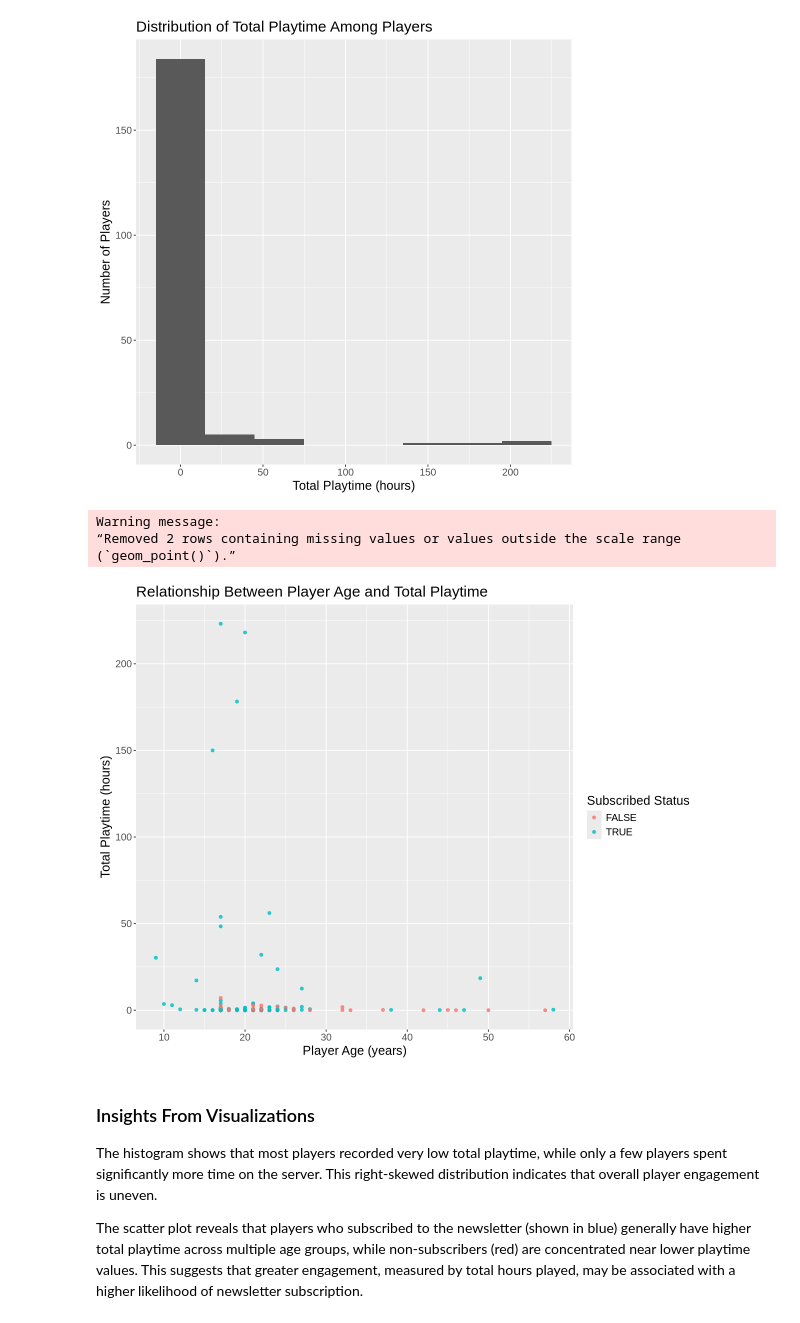
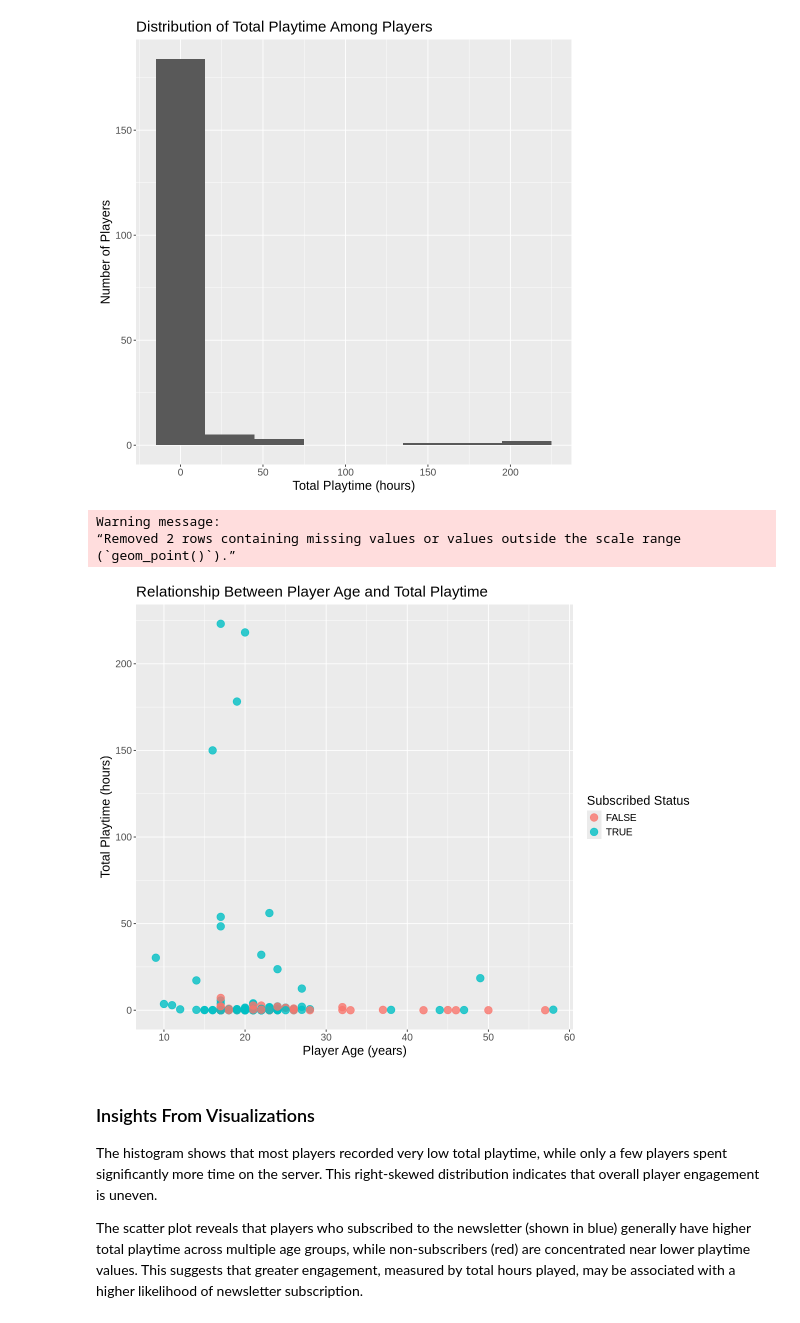
Before and after one commit to chrislee0530/group_23_individual_project_planning, a Jupyter notebook: group_23_project_planning_report.ipynb, the cells around one changed output. Drawn from its saved outputs; the diff is of its cells as text; code cells hidden in the pictures.

Commit message:
Changed the scatter plot size

```diff
--- a/group_23_project_planning_report.ipynb
+++ b/group_23_project_planning_report.ipynb
@@ -166,22 +166,22 @@ played_hours_histogram
 # %%
 options(repr.plot.width = 10, repr.plot.height = 8)
 
 players_plot <- players |>
     ggplot(aes(x = Age, y = played_hours, color = subscribe)) +
-    geom_point(alpha = 0.8) +
+    geom_point(alpha = 0.8, size = 4) +
     labs(
         title = "Relationship Between Player Age and Total Playtime",
         x = "Player Age (years)",
         y = "Total Playtime (hours)",
         color = "Subscribed Status") +
     theme(text = element_text(size = 15))
 
 players_plot
 # %% [output]
 Warning message:
 “Removed 2 rows containing missing values or values outside the scale range
 (`geom_point()`).”
-[figure, old version]
+[figure, new version]
 # %% [markdown]
 ### Insights From Visualizations
 
```
